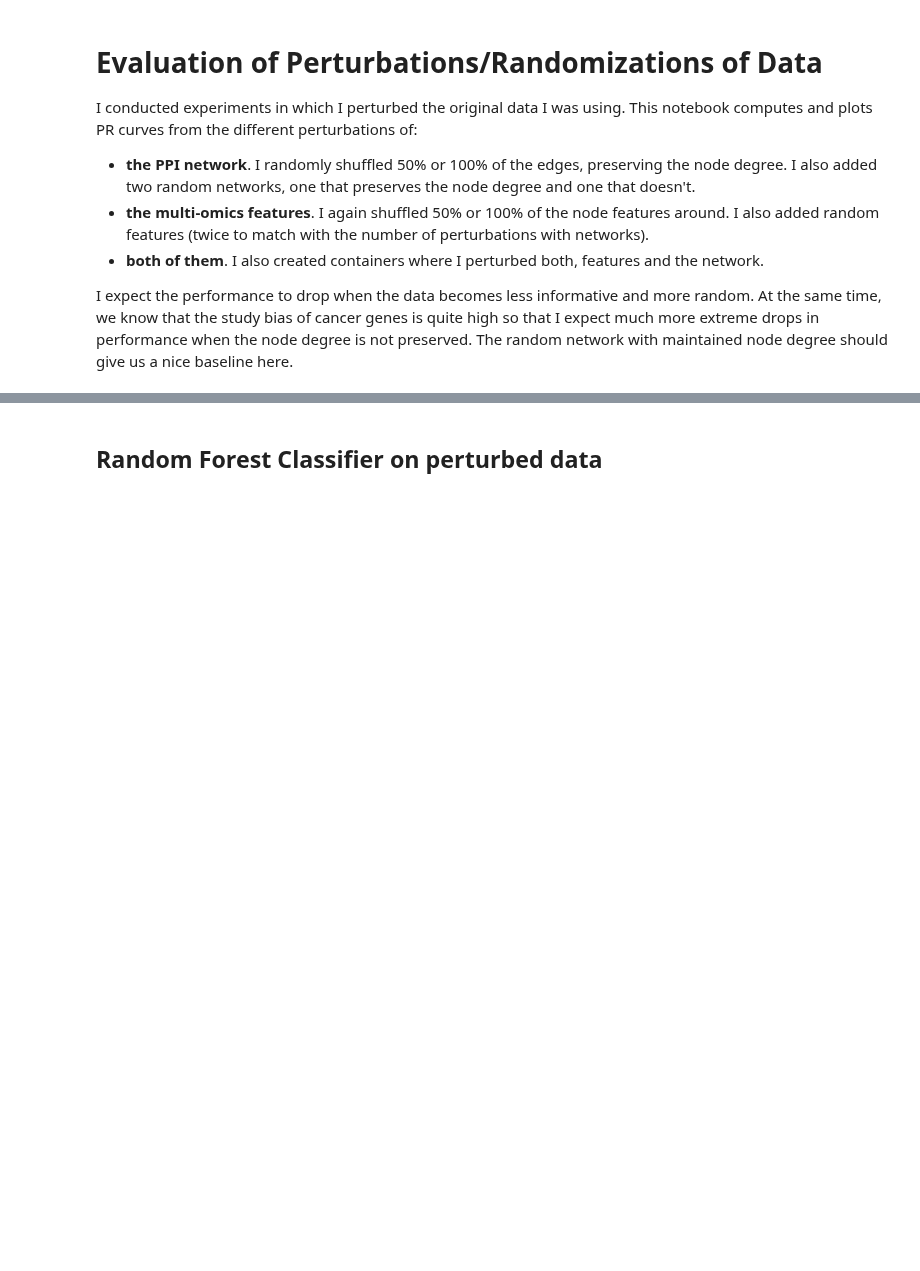
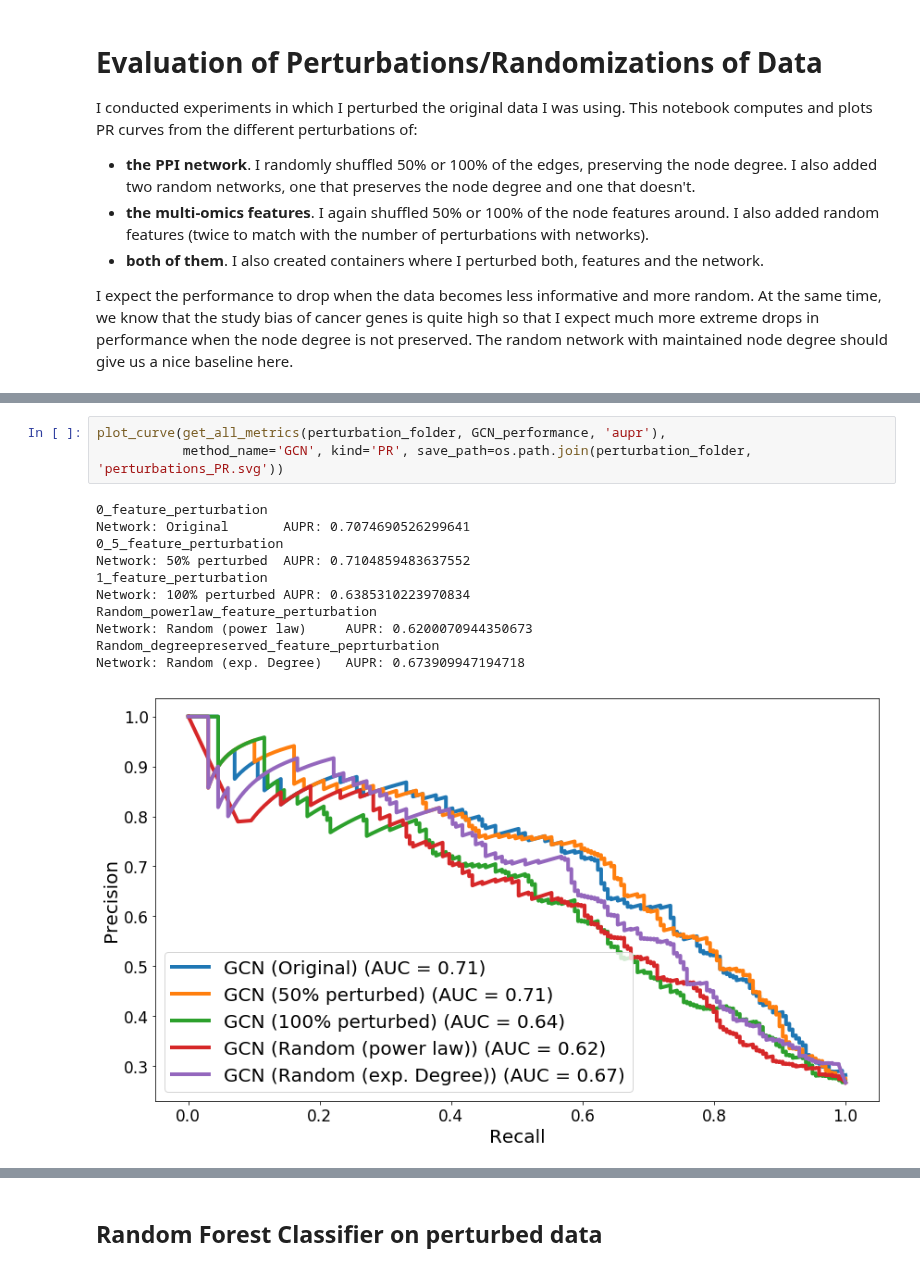
Before and after one commit to schulter/EMOGI, a Jupyter notebook: simulation/evaluate_perturbations.ipynb, the cells around one changed output, grey strips where cells are left out. Saved outputs shown, nothing was run; the diff lists cells and outputs as text; blank space fills up the shorter version.

```diff
--- a/simulation/evaluate_perturbations.ipynb
+++ b/simulation/evaluate_perturbations.ipynb
@@ -65,0 +264,15 @@ Network: Random_powerlaw_networkfeature_perturbation    AUPR: 0.7414227929082784
+# %%
+plot_curve(get_all_metrics(perturbation_folder, GCN_performance, 'aupr'),
+           method_name='GCN', kind='PR', save_path=os.path.join(perturbation_folder, 'perturbations_PR.svg'))
+# %% [output]
+0_feature_perturbation
+Network: Original       AUPR: 0.7074690526299641
+0_5_feature_perturbation
+Network: 50% perturbed  AUPR: 0.7104859483637552
+1_feature_perturbation
+Network: 100% perturbed AUPR: 0.6385310223970834
+Random_powerlaw_feature_perturbation
+Network: Random (power law)     AUPR: 0.6200070944350673
+Random_degreepreserved_feature_peprturbation
+Network: Random (exp. Degree)   AUPR: 0.673909947194718
+[figure, added]
```
Also changed, not shown: parts of 39 cells of this notebook.
